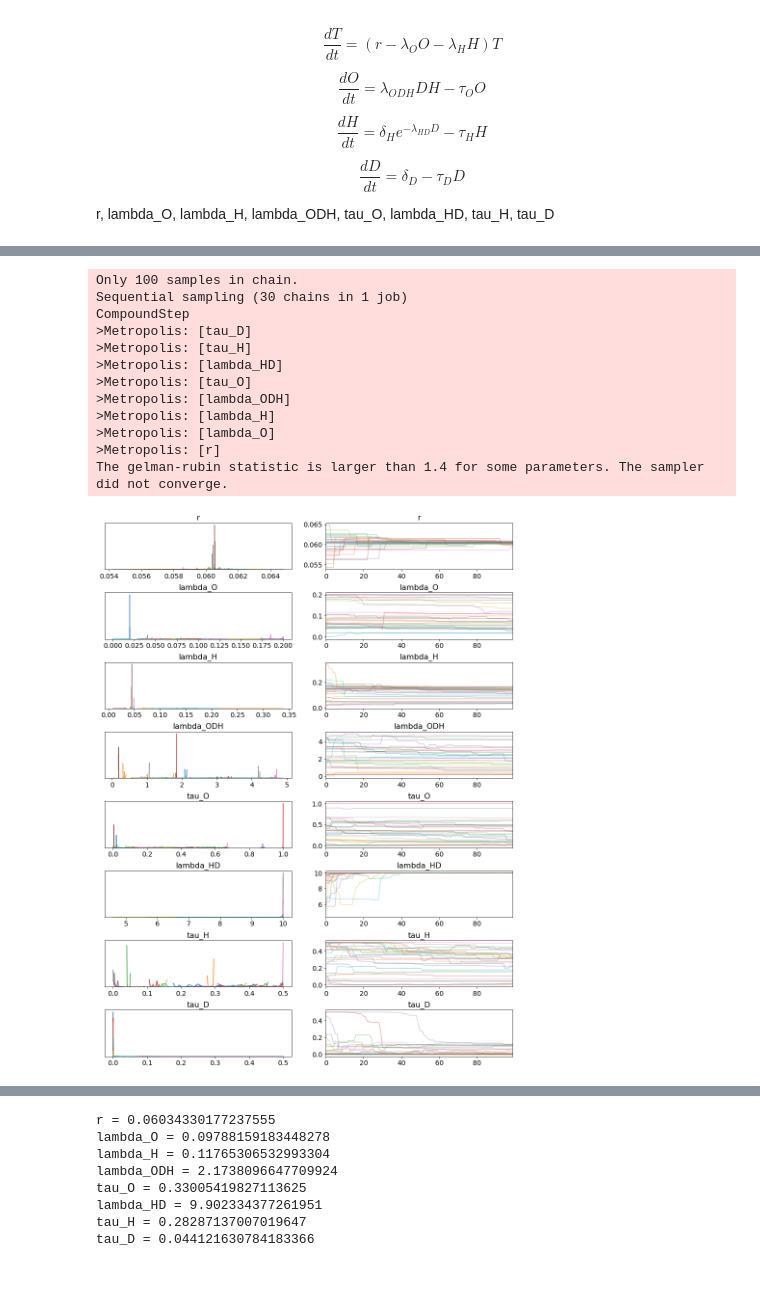
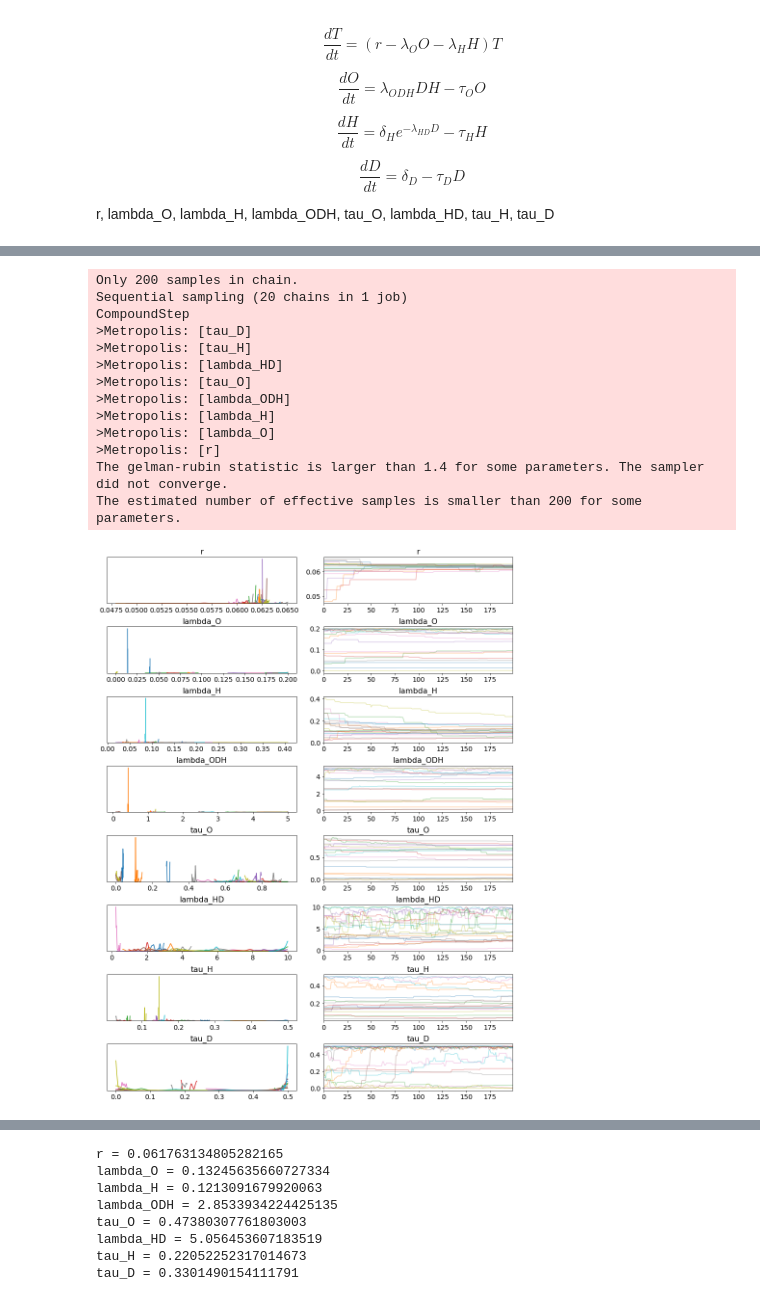
Before and after one commit to reidwyde/trazdox, a Jupyter notebook: model_building/model_DE_system_3.ipynb, the cells around one changed output, grey strips where cells are left out. Cells and saved outputs as stored; diff of their text form; code cells hidden in the pictures.

```diff
--- a/model_building/model_DE_system_3.ipynb
+++ b/model_building/model_DE_system_3.ipynb
@@ -469,24 +479,32 @@ class growth_model_3(growth_model):
         return self._simulate([r, lambda_O, lambda_H, lambda_ODH, tau_O, lambda_HD, tau_H, tau_D], times)
 
     def dDdt(self, t, D, params, i):
-        r, lambda_O, lambda_H, lambda_ODH, tau_O, lambda_HD, tau_H, tau_D = [x for x in params]
+        #r, lambda_O, lambda_H, lambda_ODH, tau_O, lambda_HD, tau_H, tau_D = [x for x in params]
+        tau_D = params[7]
         return -tau_D*D
 
     def dHdt(self, t, H, D, params, i):
-        r, lambda_O, lambda_H, lambda_ODH, tau_O, lambda_HD, tau_H, tau_D = [x for x in params]
+        #r, lambda_O, lambda_H, lambda_ODH, tau_O, lambda_HD, tau_H, tau_D = [x for x in params]
+        tau_H = params[6]
         return -tau_H*H
 
     def dOdt(self, t, O, D, H, params, i):
-        r, lambda_O, lambda_H, lambda_ODH, tau_O, lambda_HD, tau_H, tau_D = [x for x in params]
+        #r, lambda_O, lambda_H, lambda_ODH, tau_O, lambda_HD, tau_H, tau_D = [x for x in params]
+        lambda_ODH = params[3]
+        tau_O = params[4]
         return lambda_ODH*D*H - tau_O*O
 
     def dTdt(self, t, T, H, O, params, i):
-        r, lambda_O, lambda_H, lambda_ODH, tau_O, lambda_HD, tau_H, tau_D = [x for x in params]
+        #r, lambda_O, lambda_H, lambda_ODH, tau_O, lambda_HD, tau_H, tau_D = [x for x in params]
+        r = params[0]
+        lambda_H = params[2]
+        lambda_O = params[1]
         return (r - lambda_H*H - lambda_O*O)*T
 
     def backward(self):
         T_obs = Ts
-        sigmas_obs = np.ones(T_obs.shape)
+        #sigmas_obs = np.ones(T_obs.shape)
+        sigmas_obs = T_obs*.1
         with pm.Model():
             self.param_list = ['r', 'lambda_O', 'lambda_H', 'lambda_ODH', 'tau_O', 'lambda_HD', 'tau_H', 'tau_D']
 
@@ -537,7 +555,7 @@ class growth_model_3(growth_model):
 
             # Initial points for each of the chains
             np.random.seed(100)
-            n_chains = 30
+            n_chains = 20
             startsmc=[{'r':np.random.uniform(r_lower, r_upper),
                        'lambda_O':np.random.uniform(lambda_O_lower, lambda_O_upper),
                        'lambda_H':np.random.uniform(lambda_H_lower, lambda_H_upper),
@@ -547,7 +565,7 @@ class growth_model_3(growth_model):
                        'tau_D':np.random.uniform(tau_D_lower, tau_D_upper),
                        'tau_H':np.random.uniform(tau_H_lower, tau_H_upper),
                       } for _ in range(n_chains)]
-            num_samples = 100 # Within each chain, operations are sequential and cannot be parallelized.
+            num_samples = 200 # Within each chain, operations are sequential and cannot be parallelized.
             num_tune = int(num_samples/5)
             step = pm.Metropolis()
             self.trace = pm.sample(num_samples, step=step, tune=num_tune, chains = n_chains, cores=1, start=startsmc)
@@ -652,6 +670,16 @@ class growth_model_3(growth_model):
         tau_H = 0.161801958167356
         tau_D = 0.04581996524690388
 
+        #save1
+        r = 0.06034330177237555
+        lambda_O = 0.09788159183448278
+        lambda_H = 0.11765306532993304
+        lambda_ODH = 2.1738096647709924
+        tau_O = 0.33005419827113625
+        lambda_HD = 9.902334377261951
+        tau_H = 0.28287137007019647
+        tau_D = 0.044121630784183366
+
         T_sim = this_model.simulate(r, lambda_O, lambda_H, lambda_ODH, tau_O, lambda_HD, tau_H, tau_D, sim_times)
 
         this_model.graph_sims(sim_times, T_sim)
@@ -684,33 +712,34 @@ class growth_model_3(growth_model):
         this_model.graph_O(sim_times)
 
         print('r = ' + str(r))
         print('lambda_O = ' +str(lambda_O))
         print('lambda_H = ' + str(lambda_H))
         print('lambda_ODH = ' + str(lambda_ODH))
         print('tau_O = ' + str(tau_O))
         print('lambda_HD = ' + str(lambda_HD))
         print('tau_H = ' + str(tau_H))
         print('tau_D = ' + str(tau_D))
 
 
         return r, lambda_O, lambda_H, lambda_ODH, tau_O, lambda_HD, tau_H, tau_D
 
 
 r, lambda_O, lambda_H, lambda_ODH, tau_O, lambda_HD, tau_H, tau_D = growth_model_3.fit_sim_graph_model()
 #r, lambda_O, lambda_H, lambda_ODH, tau_O, lambda_HD, tau_H, tau_D = growth_model_3.sim_graph_model()
 # %% [output]
 [figure]
 [figure]
-Only 100 samples in chain.
-Sequential sampling (30 chains in 1 job)
+Only 200 samples in chain.
+Sequential sampling (20 chains in 1 job)
 CompoundStep
 >Metropolis: [tau_D]
 >Metropolis: [tau_H]
 >Metropolis: [lambda_HD]
 >Metropolis: [tau_O]
 >Metropolis: [lambda_ODH]
 >Metropolis: [lambda_H]
 >Metropolis: [lambda_O]
 >Metropolis: [r]
 The gelman-rubin statistic is larger than 1.4 for some parameters. The sampler did not converge.
+The estimated number of effective samples is smaller than 200 for some parameters.
-[figure, old version]
+[figure, new version]
@@ -721,8 +750,8 @@ The gelman-rubin statistic is larger than 1.4 for some parameters. The sampler d
-r = 0.06034330177237555
-lambda_O = 0.09788159183448278
-lambda_H = 0.11765306532993304
-lambda_ODH = 2.1738096647709924
-tau_O = 0.33005419827113625
-lambda_HD = 9.902334377261951
-tau_H = 0.28287137007019647
-tau_D = 0.044121630784183366
+r = 0.061763134805282165
+lambda_O = 0.13245635660727334
+lambda_H = 0.1213091679920063
+lambda_ODH = 2.8533934224425135
+tau_O = 0.47380307761803003
+lambda_HD = 5.056453607183519
+tau_H = 0.22052252317014673
+tau_D = 0.3301490154111791
```
Also changed, not shown: parts of 3 cells of this notebook, 1 other file.
